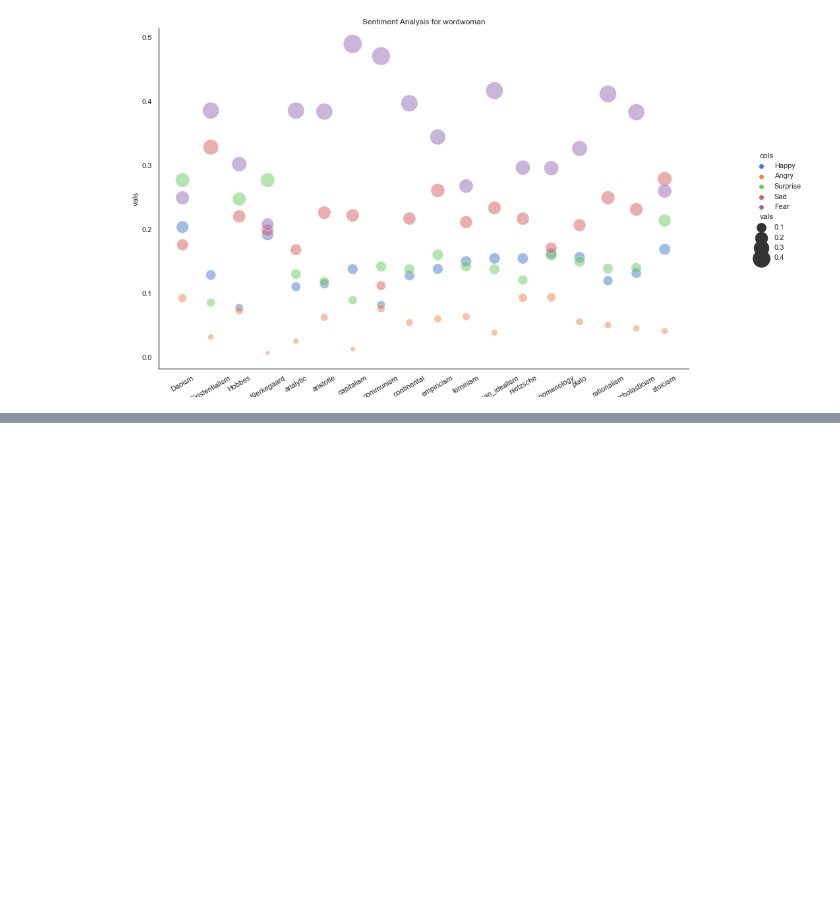
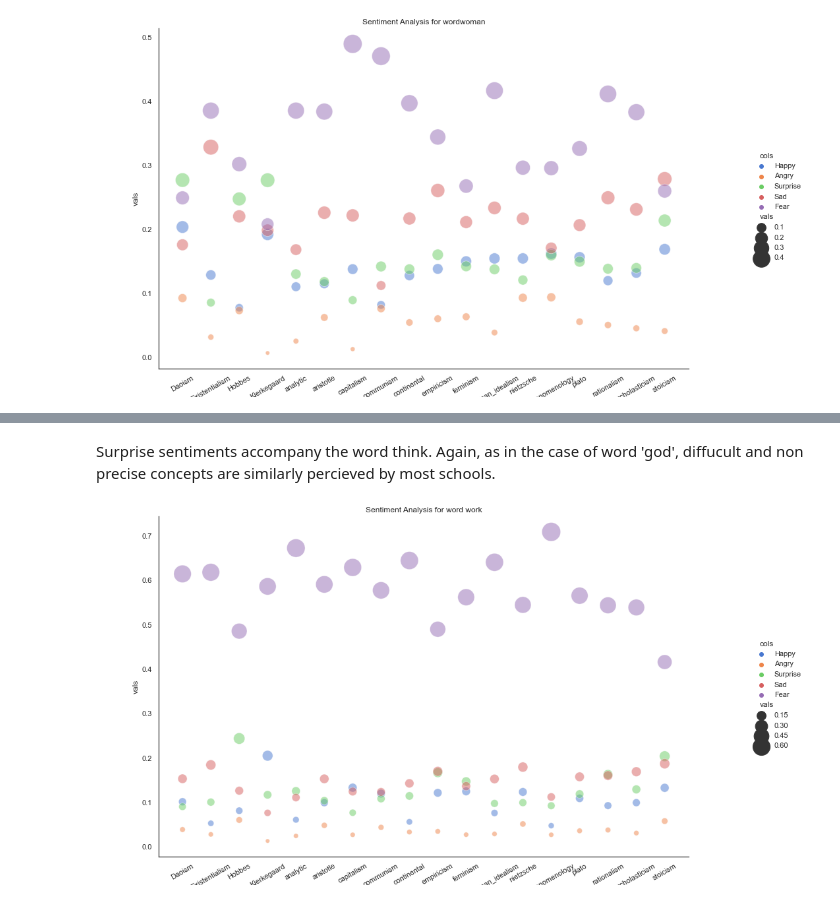
Before and after one commit to TZstatsADS/spring-2022-prj1-dafnep, a Jupyter notebook: doc/Data-science1-text.ipynb, the cells around one changed output, grey strips where cells are left out. Drawn from its saved outputs; the diff is of its cells as text; code cells hidden in the pictures; blank space fills up the shorter version.

```diff
--- a/doc/Data-science1-text.ipynb
+++ b/doc/Data-science1-text.ipynb
@@ -266,0 +266,6 @@ display.Image("./../figs/woman_sentiment.png")
+# %% [markdown]
+Surprise sentiments accompany the word think. Again, as in the case of word 'god', diffucult and non precise concepts are similarly percieved by most schools.
+# %%
+display.Image("./../figs/work_sentiment.png")
+# %% [output]
+[figure, added]
```
Also changed, not shown: parts of 24 cells of this notebook, 6 other files.
